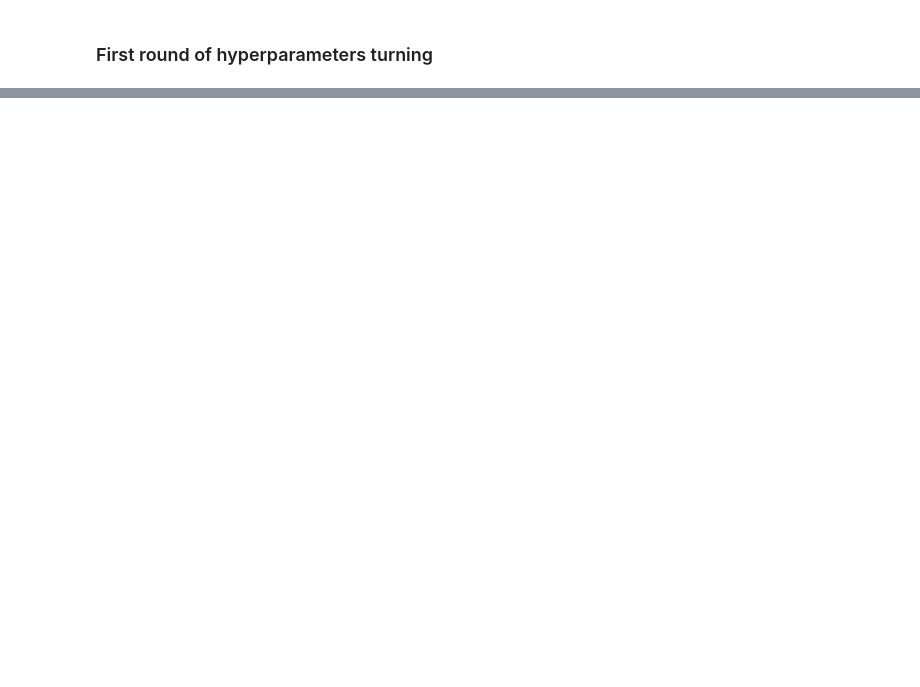
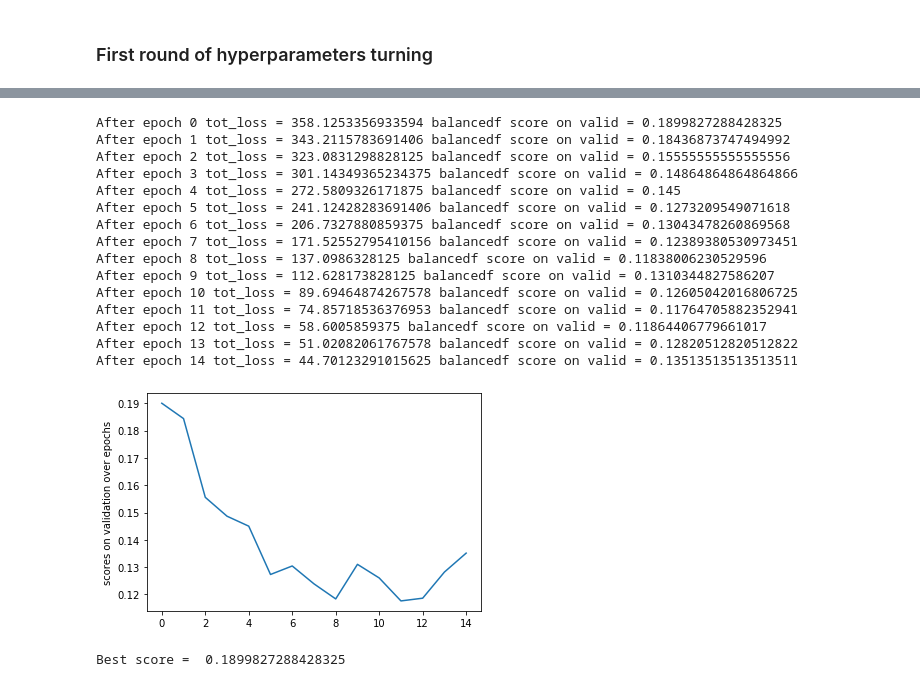
Before and after one commit to Mateuszrze/PolEval2019Task6, a Jupyter notebook: RNN_results.ipynb, the cells around one changed output, grey strips where cells are left out. Saved outputs shown, nothing was run; the diff lists cells and outputs as text; code cells hidden in the pictures; blank space fills up the shorter version.

```diff
--- a/RNN_results.ipynb
+++ b/RNN_results.ipynb
@@ -176,0 +336,29 @@ test(dataset=binary_dataset,
+# %%
+test(dataset=binary_dataset,
+     epochs=15,
+     method='fixed_length_2d',
+     L=30,
+     size=128,
+     num_layers=3,
+     prediction_method='last',
+     equalize_training_classes=True,
+     learning_rate=0.0001,
+     number_of_output_classes=2)
+# %% [output]
+After epoch 0 tot_loss = 358.1253356933594 balancedf score on valid = 0.1899827288428325
+After epoch 1 tot_loss = 343.2115783691406 balancedf score on valid = 0.18436873747494992
+After epoch 2 tot_loss = 323.0831298828125 balancedf score on valid = 0.15555555555555556
+After epoch 3 tot_loss = 301.14349365234375 balancedf score on valid = 0.14864864864864866
+After epoch 4 tot_loss = 272.5809326171875 balancedf score on valid = 0.145
+After epoch 5 tot_loss = 241.12428283691406 balancedf score on valid = 0.1273209549071618
+After epoch 6 tot_loss = 206.7327880859375 balancedf score on valid = 0.13043478260869568
+After epoch 7 tot_loss = 171.52552795410156 balancedf score on valid = 0.12389380530973451
+After epoch 8 tot_loss = 137.0986328125 balancedf score on valid = 0.11838006230529596
+After epoch 9 tot_loss = 112.628173828125 balancedf score on valid = 0.1310344827586207
+After epoch 10 tot_loss = 89.69464874267578 balancedf score on valid = 0.12605042016806725
+After epoch 11 tot_loss = 74.85718536376953 balancedf score on valid = 0.11764705882352941
+After epoch 12 tot_loss = 58.6005859375 balancedf score on valid = 0.11864406779661017
+After epoch 13 tot_loss = 51.02082061767578 balancedf score on valid = 0.12820512820512822
+After epoch 14 tot_loss = 44.70123291015625 balancedf score on valid = 0.13513513513513511
+[figure, added]
+Best score =  0.1899827288428325
```
Also changed, not shown: parts of 35 cells of this notebook.
